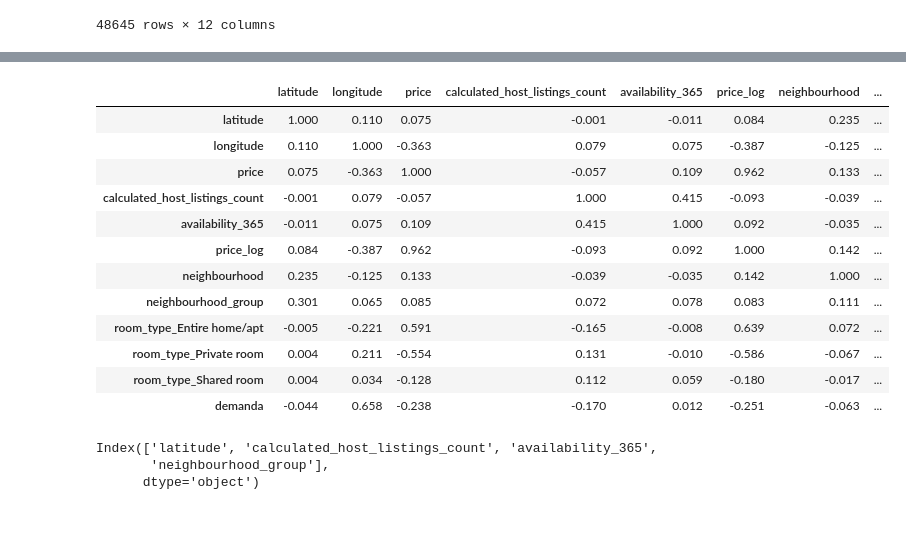
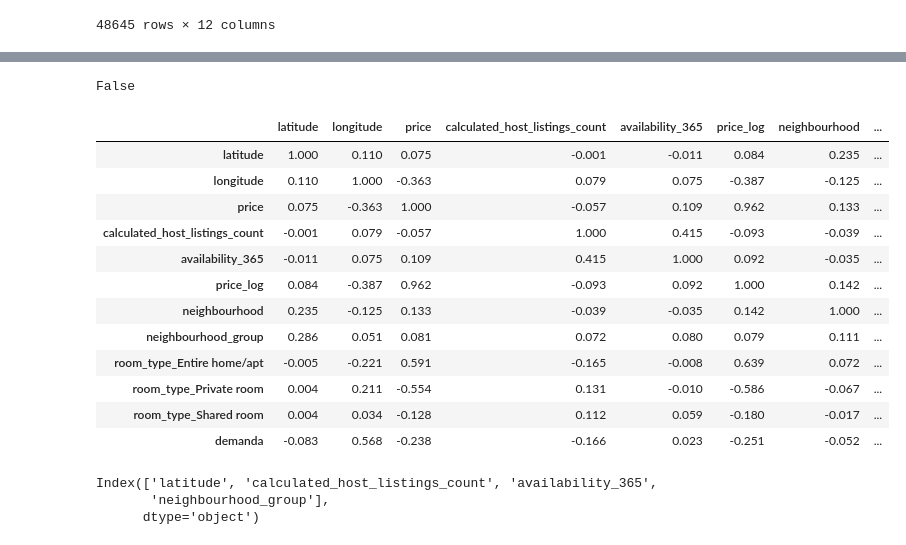
Before and after one commit to patriciamv97/machine-learning-python-template, a Jupyter notebook: src/explore.ipynb, the cells around one changed output, grey strips where cells are left out. Cells and saved outputs as stored; diff of their text form; code cells hidden in the pictures.

Commit message:
error modelo

```diff
--- a/src/explore.ipynb
+++ b/src/explore.ipynb
@@ -463,8 +434,8 @@ neighbourhood                     0.258066
 neighbourhood_group               0.278572
 dtype: float64
 # %%
-dataframe = pd.concat([windsorizar_datos, data_encoded[binarias]], axis=1)
-dataframe
+data_p = pd.concat([windsorizar_datos, data_encoded[binarias]], axis=1)
+data_p
 # %% [output]
 |  | latitude | longitude | price | calculated_host_listings_count | availability_365 | price_log | neighbourhood | ... |
 | 0 | 40.64749 | -73.97237 | 149 | 3.5 | 365 | 5.003946 | 108 | ... |
@@ -515,8 +486,8 @@ def demanda(n_huespedes, barrio):
         return "5"
 
 # Aplicar la función a cada fila del DataFrame
-dataframe['demanda'] = dataframe.apply(lambda row: demanda(row['calculated_host_listings_count'], row['neighbourhood_group']), axis=1)
-dataframe
+data_p['demanda'] = data_p.apply(lambda row: demanda(row['calculated_host_listings_count'], row['neighbourhood_group']), axis=1)
+data_p
 # %% [output]
 |  | latitude | longitude | price | calculated_host_listings_count | availability_365 | price_log | neighbourhood | ... |
 | 0 | 40.64749 | -73.97237 | 149 | 3.5 | 365 | 5.003946 | 108 | ... |
@@ -533,0 +526,7 @@ dataframe
+# %%
+# Error al codificar: en lugar de 4 se introdujo 3.5
+# En lugar de adaptar el código a esta cifra, la modificaremos en el dataframe a 4
+
+data_p['neighbourhood_group'] = data_p['neighbourhood_group'].replace(3.5, 4)
+valores = data_p['neighbourhood_group'].unique()
+valores
@@ -533,0 +552,4 @@ dataframe
+# %%
+# Aplicar la función a cada fila del DataFrame
+data_p['demanda'] = data_p.apply(lambda row: demanda(row['calculated_host_listings_count'], row['neighbourhood_group']), axis=1)
+data_p
@@ -534,20 +570,24 @@ dataframe
+# %%
+data_p.isnull().any().any()
+# %% [output]
+False
 # %%
-corr = dataframe.corr()
+corr = data_p.corr()
 corr.style.background_gradient(cmap='coolwarm').format(precision=3)
 # %% [output]
 |  | latitude | longitude | price | calculated_host_listings_count | availability_365 | price_log | neighbourhood | ... |
 | latitude | 1.000 | 0.110 | 0.075 | -0.001 | -0.011 | 0.084 | 0.235 | ... |
 | longitude | 0.110 | 1.000 | -0.363 | 0.079 | 0.075 | -0.387 | -0.125 | ... |
 | price | 0.075 | -0.363 | 1.000 | -0.057 | 0.109 | 0.962 | 0.133 | ... |
 | calculated_host_listings_count | -0.001 | 0.079 | -0.057 | 1.000 | 0.415 | -0.093 | -0.039 | ... |
 | availability_365 | -0.011 | 0.075 | 0.109 | 0.415 | 1.000 | 0.092 | -0.035 | ... |
 | price_log | 0.084 | -0.387 | 0.962 | -0.093 | 0.092 | 1.000 | 0.142 | ... |
 | neighbourhood | 0.235 | -0.125 | 0.133 | -0.039 | -0.035 | 0.142 | 1.000 | ... |
-| neighbourhood_group | 0.301 | 0.065 | 0.085 | 0.072 | 0.078 | 0.083 | 0.111 | ... |
+| neighbourhood_group | 0.286 | 0.051 | 0.081 | 0.072 | 0.080 | 0.079 | 0.111 | ... |
 | room_type_Entire home/apt | -0.005 | -0.221 | 0.591 | -0.165 | -0.008 | 0.639 | 0.072 | ... |
 | room_type_Private room | 0.004 | 0.211 | -0.554 | 0.131 | -0.010 | -0.586 | -0.067 | ... |
 | room_type_Shared room | 0.004 | 0.034 | -0.128 | 0.112 | 0.059 | -0.180 | -0.017 | ... |
-| demanda | -0.044 | 0.658 | -0.238 | -0.170 | 0.012 | -0.251 | -0.063 | ... |
+| demanda | -0.083 | 0.568 | -0.238 | -0.166 | 0.023 | -0.251 | -0.052 | ... |
 # %%
 corr[corr.price_log.abs()<0.1].index
 # %% [output]
```
Also changed, not shown: parts of 23 cells of this notebook, 2 other files.
